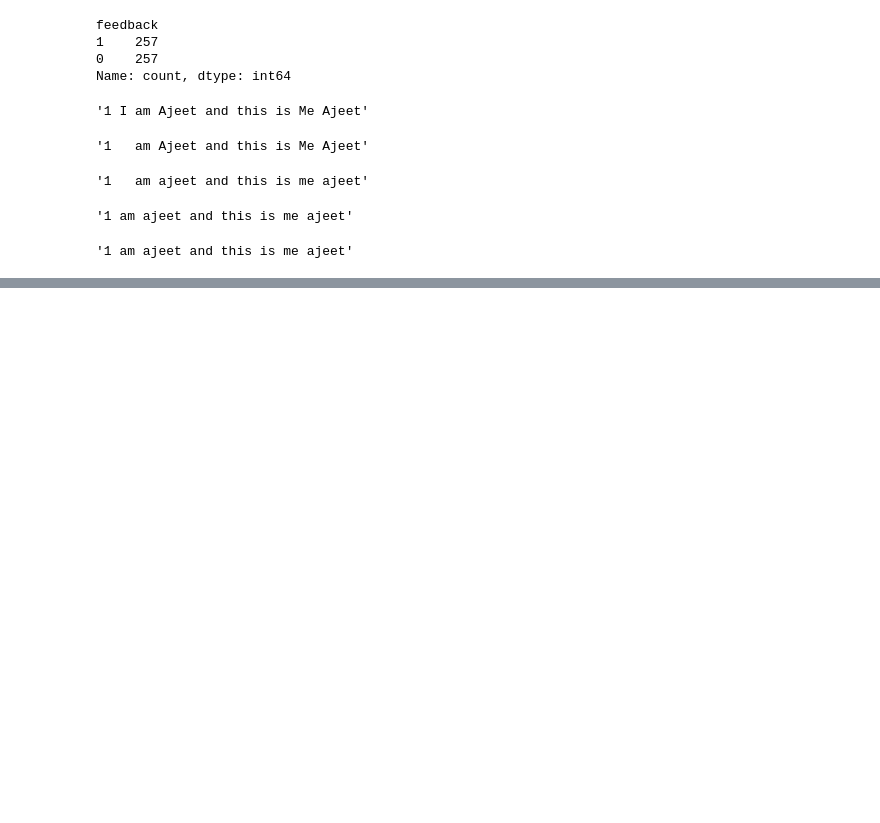
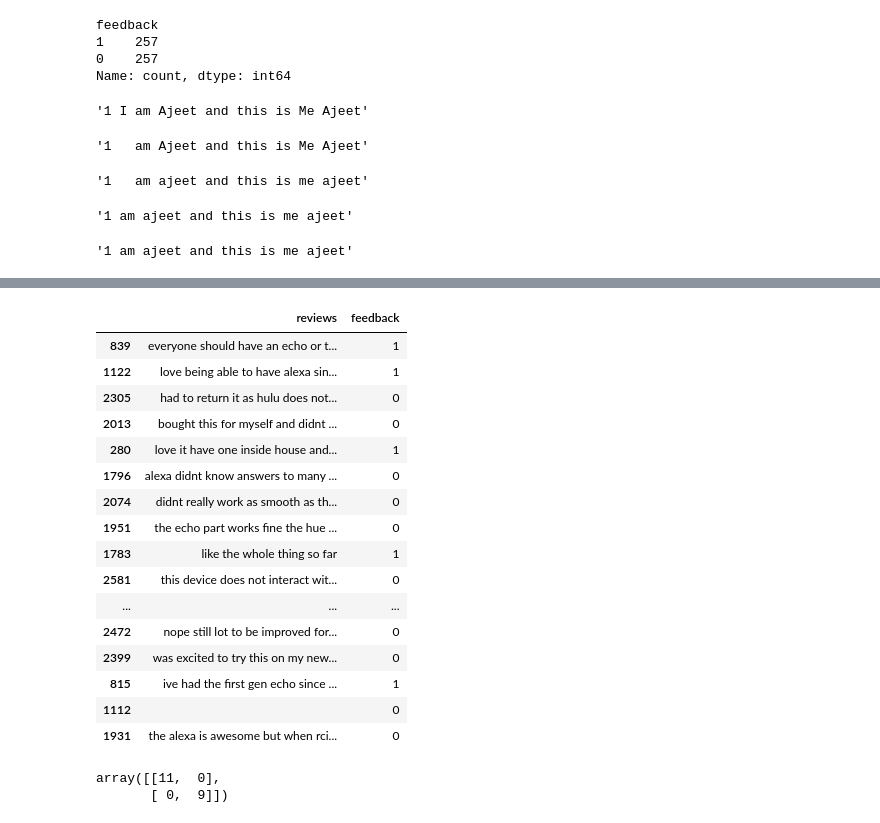
Before and after one commit to ajeetach97701/Sentiment-Analysis-using-LLM--Gemini-api, a Jupyter notebook: app.ipynb, the cells around one changed output, grey strips where cells are left out. Saved outputs shown, nothing was run; the diff lists cells and outputs as text; code cells hidden in the pictures; blank space fills up the shorter version.

````diff
--- a/app.ipynb
+++ b/app.ipynb
@@ -287,0 +335,44 @@ array([[13,  0],
+# %%
+
+prompt_few = f""" You are an expert linguist, who is good at classifying review Sentiment into Positive/Negative labels.
+You have just received a few examples of Positive(1) and Negative(0) customer reviews which is given below between one back ticks:
+`{few_shot_1}`
+Help me classify customer reviews into Positive(label = 1) or Negative(label = 0) Customer reviews are provided between three back ticks.
+In your output, only return the json code back as output- which is provided between three back ticks.
+Your task is to update predicted labels under 'feedback' in the json code without a json tag.
+Don't make any changes to the Json code format, please.
+```
+{df_json_few_1}
+```
+"""
+# %%
+response_few = model.generate_content(prompt_few)
+# %%
+
+response_data_few_shot = pd.DataFrame(json.loads(response_few.text.strip("`")))
+response_data_few_shot
+# %% [output]
+|  | reviews | feedback |
+| 839 | everyone should have an echo or t... | 1 |
+| 1122 | love being able to have alexa sin... | 1 |
+| 2305 | had to return it as hulu does not... | 0 |
+| 2013 | bought this for myself and didnt ... | 0 |
+| 280 | love it have one inside house and... | 1 |
+| 1796 | alexa didnt know answers to many ... | 0 |
+| 2074 | didnt really work as smooth as th... | 0 |
+| 1951 | the echo part works fine the hue ... | 0 |
+| 1783 | like the whole thing so far | 1 |
+| 2581 | this device does not interact wit... | 0 |
+| ... | ... | ... |
+| 2472 | nope still lot to be improved for... | 0 |
+| 2399 | was excited to try this on my new... | 0 |
+| 815 | ive had the first gen echo since ... | 1 |
+| 1112 |  | 0 |
+| 1931 | the alexa is awesome but when rci... | 0 |
+# %%
+y = df_json_few['feedback']
+y_pred = response_data_few_shot['feedback']
+confusion_matrix(y,y_pred)
+# %% [output]
+array([[11,  0],
+       [ 0,  9]])
````
Also changed, not shown: parts of 23 cells of this notebook.
